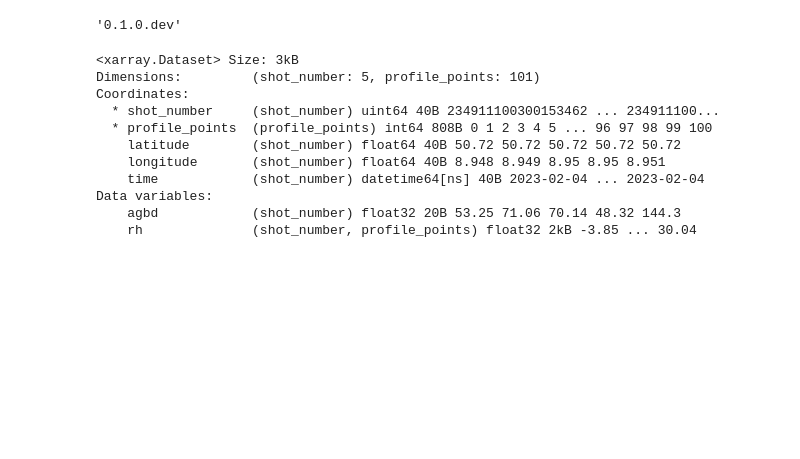
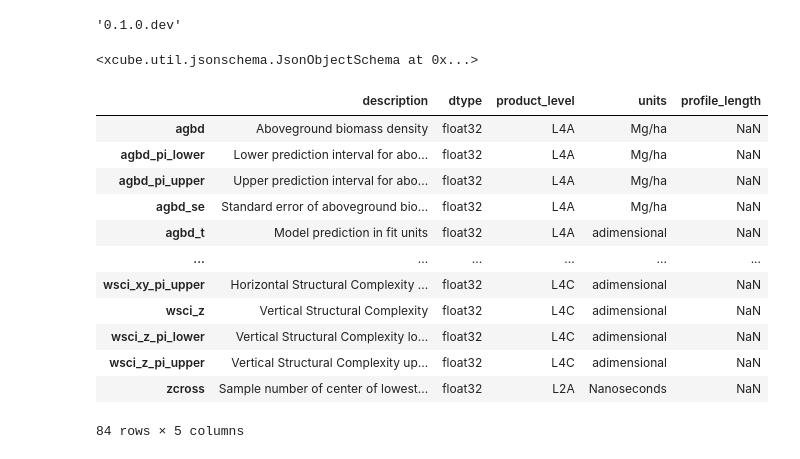
Before and after one commit to xcube-dev/xcube-gedidb, a Jupyter notebook: examples/notebooks/gedi_data_store.ipynb, the cells around one changed output. Drawn from its saved outputs; the diff is of its cells as text; code cells hidden in the pictures; blank space fills up the shorter version.

```diff
--- a/examples/notebooks/gedi_data_store.ipynb
+++ b/examples/notebooks/gedi_data_store.ipynb
@@ -7,17 +11,23 @@ xcube_gedi.__version__
 '0.1.0.dev'
 # %%
 gedi = GediDataStore()
-# %%
-gedi.open_data()
-# %% [output]
-<xarray.Dataset> Size: 3kB
-Dimensions:         (shot_number: 5, profile_points: 101)
-Coordinates:
-  * shot_number     (shot_number) uint64 40B 234911100300153462 ... 234911100...
-  * profile_points  (profile_points) int64 808B 0 1 2 3 4 5 ... 96 97 98 99 100
-    latitude        (shot_number) float64 40B 50.72 50.72 50.72 50.72 50.72
-    longitude       (shot_number) float64 40B 8.948 8.949 8.95 8.95 8.951
-    time            (shot_number) datetime64[ns] 40B 2023-02-04 ... 2023-02-04
-Data variables:
-    agbd            (shot_number) float32 20B 53.25 71.06 70.14 48.32 144.3
-    rh              (shot_number, profile_points) float32 2kB -3.85 ... 30.04
+# %%
+gedi.get_open_data_params_schema()
+# %% [output]
+<xcube.util.jsonschema.JsonObjectSchema at 0x...>
+# %%
+gedi.get_available_variables()
+# %% [output]
+|  | description | dtype | product_level | units | profile_length |
+| agbd | Aboveground biomass density | float32 | L4A | Mg/ha | NaN |
+| agbd_pi_lower | Lower prediction interval for abo... | float32 | L4A | Mg/ha | NaN |
+| agbd_pi_upper | Upper prediction interval for abo... | float32 | L4A | Mg/ha | NaN |
+| agbd_se | Standard error of aboveground bio... | float32 | L4A | Mg/ha | NaN |
+| agbd_t | Model prediction in fit units | float32 | L4A | adimensional | NaN |
+| ... | ... | ... | ... | ... | ... |
+| wsci_xy_pi_upper | Horizontal Structural Complexity ... | float32 | L4C | adimensional | NaN |
+| wsci_z | Vertical Structural Complexity | float32 | L4C | adimensional | NaN |
+| wsci_z_pi_lower | Vertical Structural Complexity lo... | float32 | L4C | adimensional | NaN |
+| wsci_z_pi_upper | Vertical Structural Complexity up... | float32 | L4C | adimensional | NaN |
+| zcross | Sample number of center of lowest... | float32 | L2A | Nanoseconds | NaN |
+84 rows × 5 columns
```
Also changed, not shown: parts of 9 cells of this notebook, 2 other files.
